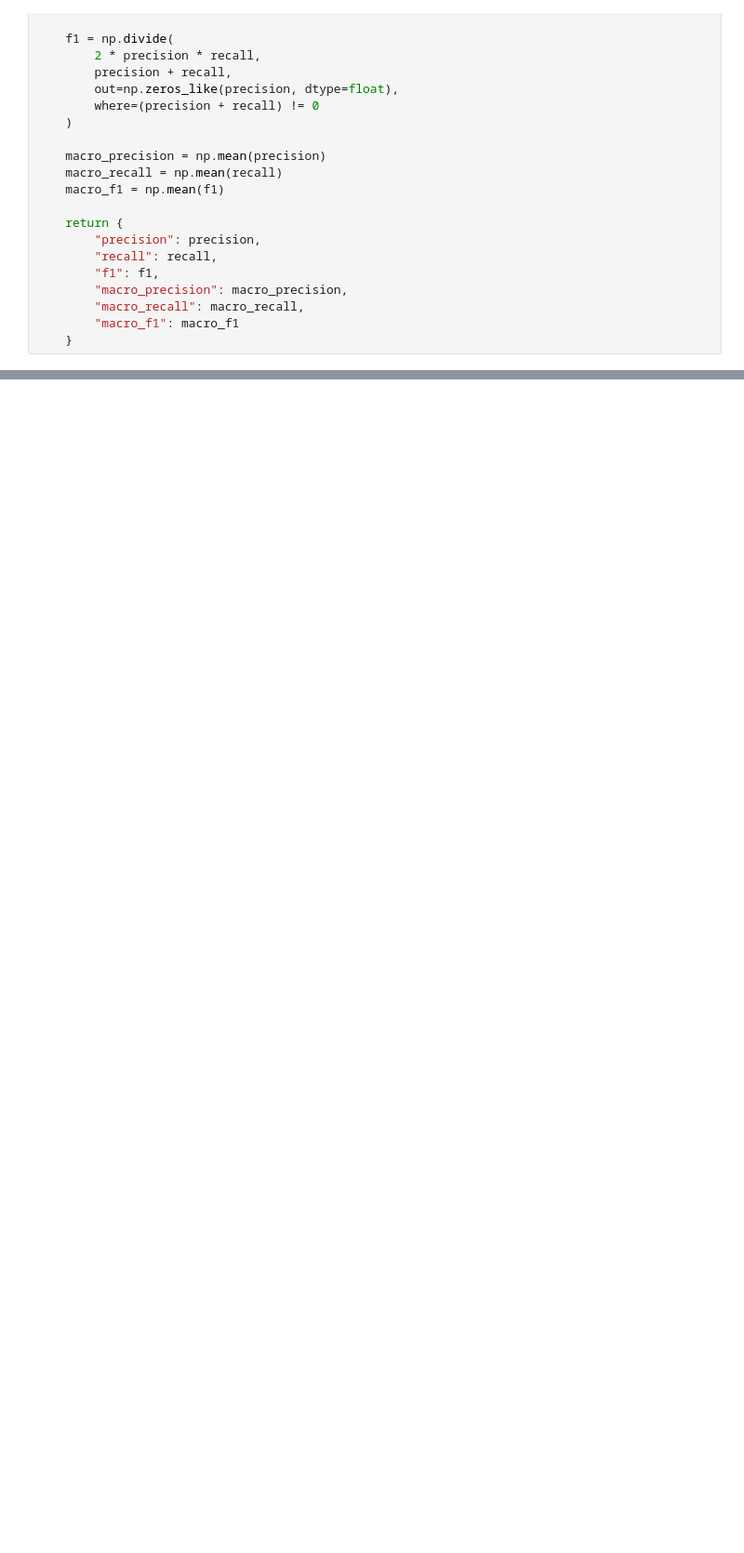
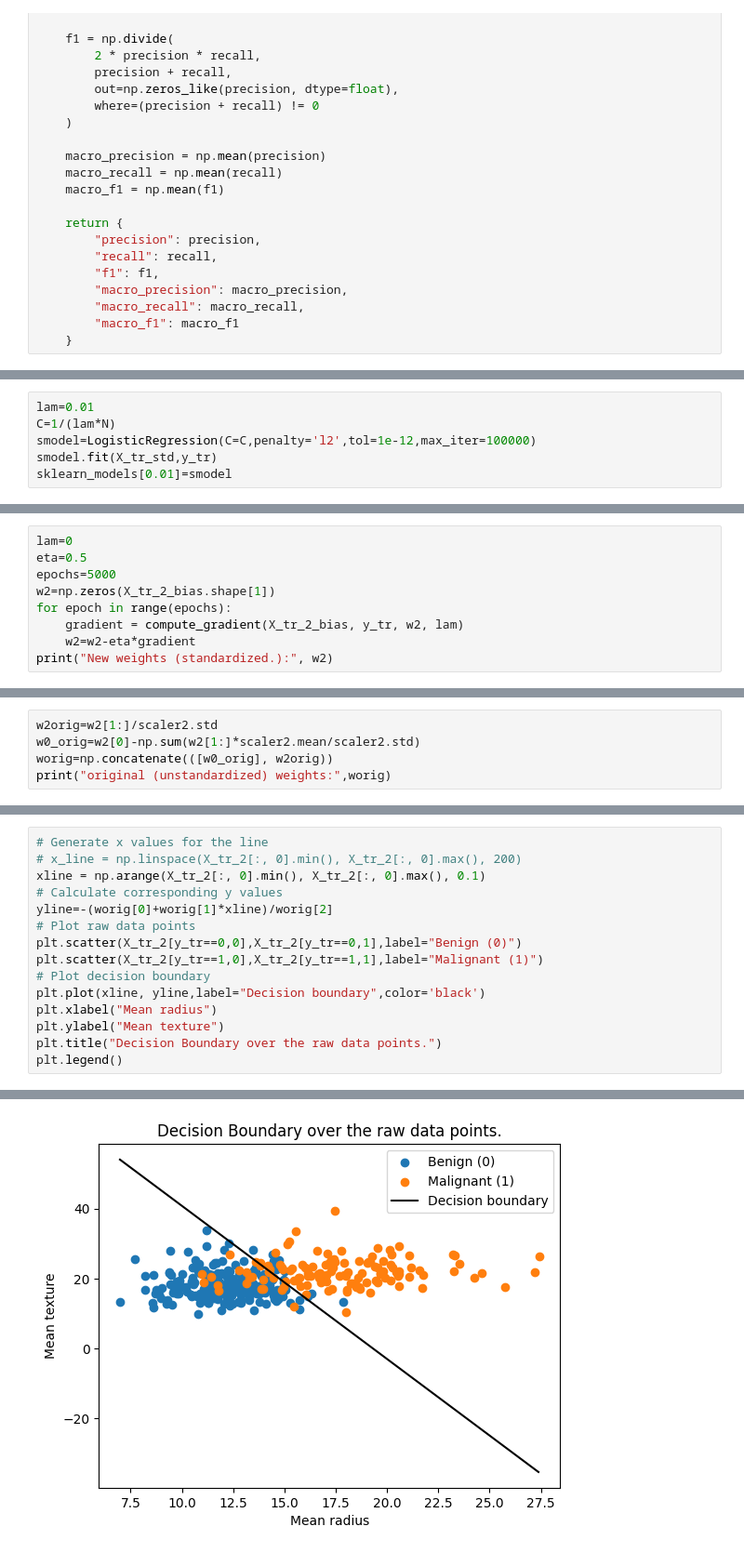
Before and after one commit to asmaa580/Linear-Models-and-Support-Vector-Machines, a Jupyter notebook: notebbok1.ipynb, the cells around one changed output, grey strips where cells are left out. Shown at 93% size. Drawn from its saved outputs; the diff is of its cells as text; blank space fills up the shorter version.

Commit message:
Part C Logistic regression

```diff
--- a/notebbok1.ipynb
+++ b/notebbok1.ipynb
@@ -211,0 +647,6 @@ def classification_metrics(cm):
+# %%
+lam=0.01
+C=1/(lam*N)
+smodel=LogisticRegression(C=C,penalty='l2',tol=1e-12,max_iter=100000)
+smodel.fit(X_tr_std,y_tr)
+sklearn_models[0.01]=smodel
@@ -211,0 +974,9 @@ def classification_metrics(cm):
+# %%
+lam=0
+eta=0.5
+epochs=5000
+w2=np.zeros(X_tr_2_bias.shape[1])
+for epoch in range(epochs):
+    gradient = compute_gradient(X_tr_2_bias, y_tr, w2, lam)
+    w2=w2-eta*gradient
+print("New weights (standardized.):", w2)
@@ -211,0 +993,5 @@ def classification_metrics(cm):
+# %%
+w2orig=w2[1:]/scaler2.std
+w0_orig=w2[0]-np.sum(w2[1:]*scaler2.mean/scaler2.std)
+worig=np.concatenate(([w0_orig], w2orig))
+print("original (unstandardized) weights:",worig)
@@ -211,0 +1008,16 @@ def classification_metrics(cm):
+# %%
+# Generate x values for the line
+# x_line = np.linspace(X_tr_2[:, 0].min(), X_tr_2[:, 0].max(), 200)
+xline = np.arange(X_tr_2[:, 0].min(), X_tr_2[:, 0].max(), 0.1)
+# Calculate corresponding y values
+yline=-(worig[0]+worig[1]*xline)/worig[2]
+# Plot raw data points
+plt.scatter(X_tr_2[y_tr==0,0],X_tr_2[y_tr==0,1],label="Benign (0)")
+plt.scatter(X_tr_2[y_tr==1,0],X_tr_2[y_tr==1,1],label="Malignant (1)")
+# Plot decision boundary
+plt.plot(xline, yline,label="Decision boundary",color='black')
+plt.xlabel("Mean radius")
+plt.ylabel("Mean texture")
+plt.title("Decision Boundary over the raw data points.")
+plt.legend()
+# %% [output]
@@ -211,0 +1025 @@ def classification_metrics(cm):
+[figure, added]
```
Also changed, not shown: parts of 56 cells of this notebook.
